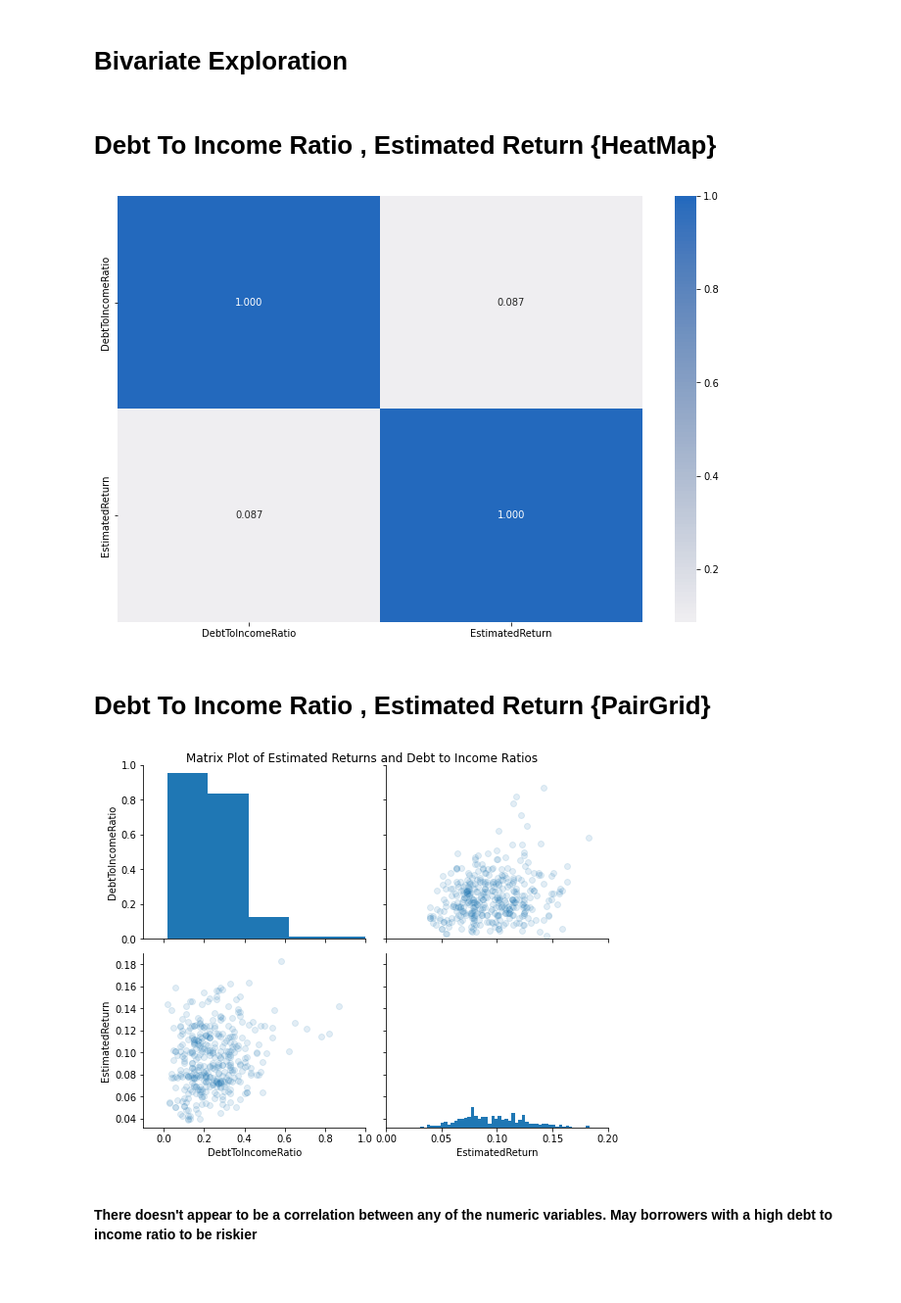
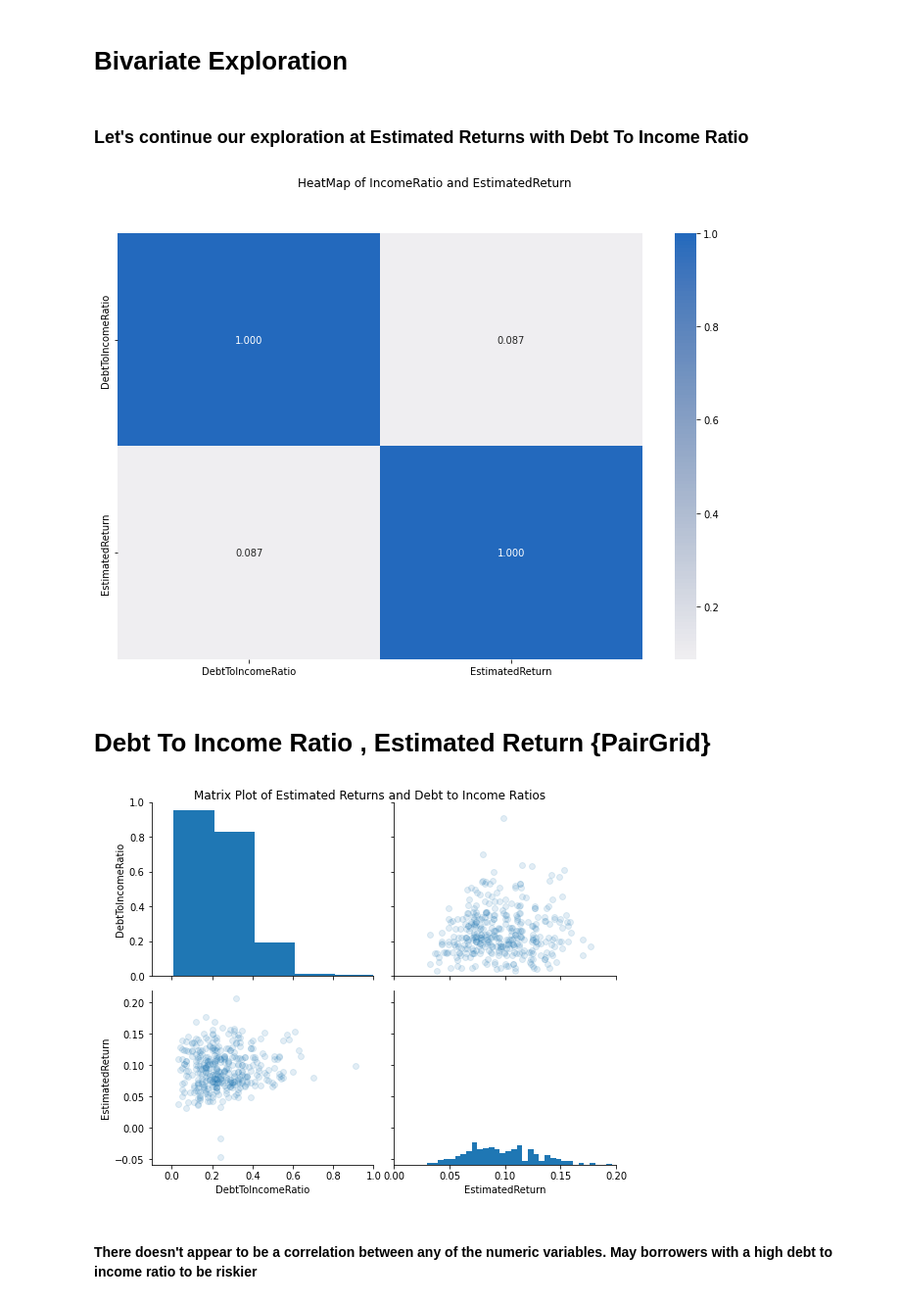
Before and after one commit to Mohamed-Salem-Ali/Data-Visualization-Prosper-Loan, a Jupyter notebook: SlideShow.ipynb, the cells around one changed output. Shown: that part at 98% size. Saved outputs shown, nothing was run; the diff lists cells and outputs as text; code cells hidden in the pictures; blank space fills up the shorter version.

```diff
--- a/SlideShow.ipynb
+++ b/SlideShow.ipynb
@@ -462,0 +466,5 @@ plt.title('Distribution of Borrower Debt to Income Ratio');
+# %%
+def HeatMap(VariablesList , figSize , figTitle):
+    plt.figure(figsize = figSize)
+    plt.suptitle(figTitle)
+    sb.heatmap(df[VariablesList].corr(), annot = True, fmt = '.3f',cmap = 'vlag_r', center = 0);
@@ -468,12 +502,10 @@ numeric_variables_2 = ['DebtToIncomeRatio', 'EstimatedReturn']
 categorical_variables_1 = ['Term', 'CreditGrade', 'EmploymentStatus']
 categorical_variables_2 = ['IncomeRange','ProsperRating (Alpha)']
 # %% [markdown]
-# Debt To Income Ratio , Estimated Return {HeatMap}
+### Let's continue our exploration at Estimated Returns with Debt To Income Ratio
 # %%
-# correlation plot
-plt.figure(figsize = [12, 8])
-sb.heatmap(df[numeric_variables_2].corr(), annot = True, fmt = '.3f',cmap = 'vlag_r', center = 0);
+HeatMap(numeric_variables_2 , [12, 8] , "HeatMap of IncomeRatio and EstimatedReturn")
 # %% [output]
-[figure, old version]
+[figure, new version]
 # %% [markdown]
 # Debt To Income Ratio , Estimated Return {PairGrid}
@@ -480,7 +514,6 @@ sb.heatmap(df[numeric_variables_2].corr(), annot = True, fmt = '.3f',cmap = 'vla
 # %%
-samples = np.random.choice(df.shape[0], int(df.shape[0]*.005), replace = False)
-df_samp = df.loc[samples,:]
-g = sb.PairGrid(data = df_samp, vars = numeric_variables_2, height=3, aspect = 1.25)
+sample = DataSample(df)
+g = sb.PairGrid(data = sample, vars = numeric_variables_2, height=3, aspect = 1.25)
 g = g.map_diag(plt.hist, bins = 50)
 g.map_offdiag(plt.scatter, alpha = 1/8)
 g.axes[0,0].set_ylim(0,1)
@@ -489,7 +522,7 @@ g.axes[0,1].set_xlim(0,.2)
 g.fig.suptitle('Matrix Plot of Estimated Returns and Debt to Income Ratios')
 g.fig.subplots_adjust(top = .95);
 # %% [output]
-[figure, old version]
+[figure, new version]
 # %% [markdown]
 #### There doesn't appear to be a correlation between any of the numeric variables. May borrowers with a high debt to income ratio to be riskier
 # %% [markdown]
```
Also changed, not shown: parts of 21 cells of this notebook.
